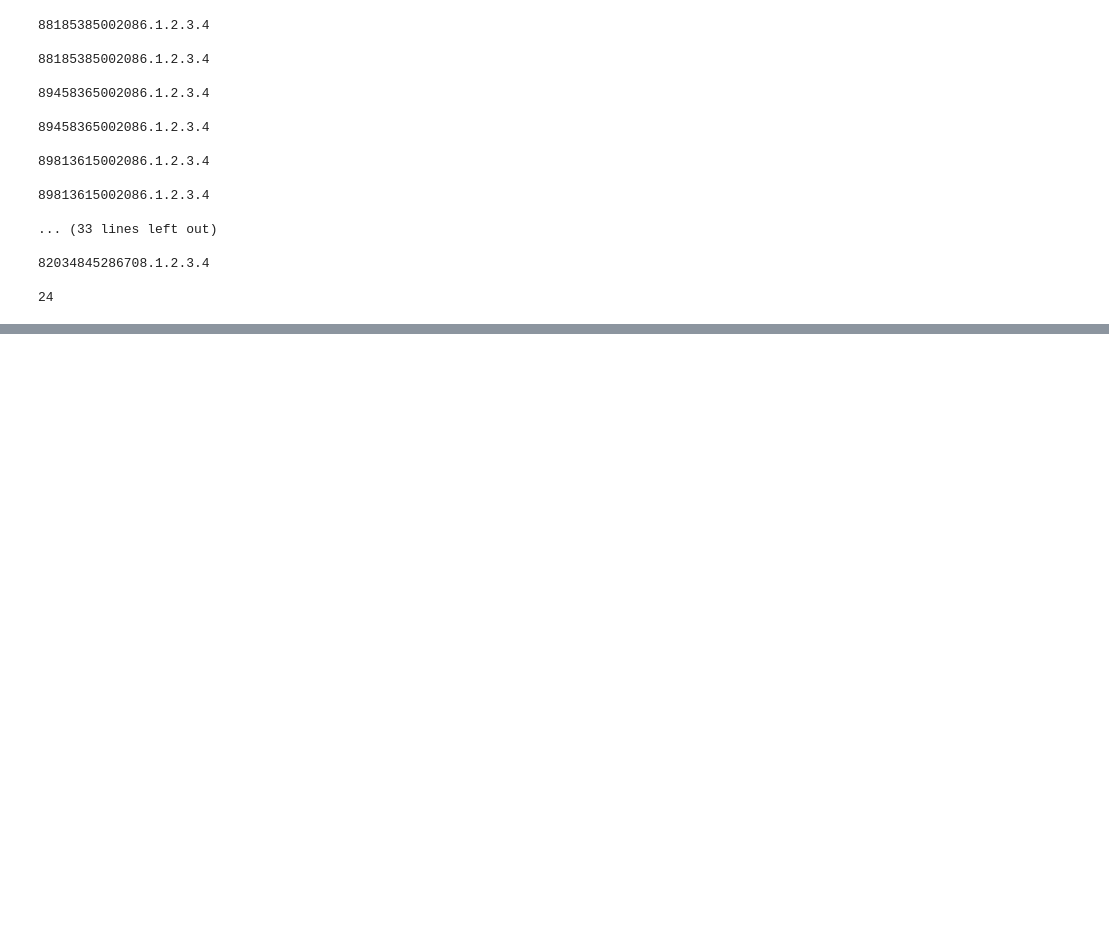
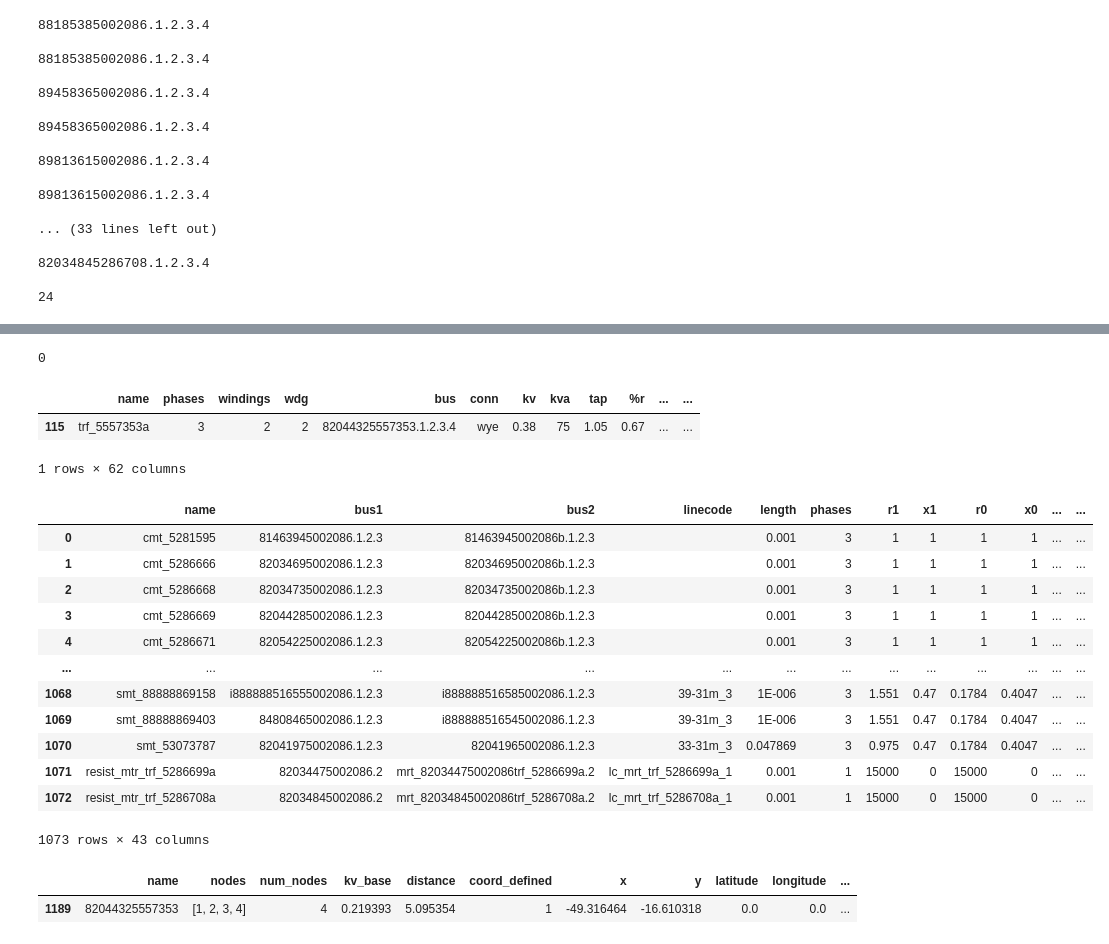
Before and after one commit to Ivanictor/Optimizer-OpenDSS, a Jupyter notebook: notebook.ipynb, the cells around one changed output, grey strips where cells are left out. Cells and saved outputs as stored; diff of their text form; code cells hidden in the pictures; blank space fills up the shorter version.

```diff
--- a/notebook.ipynb
+++ b/notebook.ipynb
@@ -134,0 +191,39 @@ print(count)
+# %%
+trafo_df["bus_name"] = trafo_df["bus"].str.split(".").str[0]
+count = 0
+
+for bus in trafo_df["bus_name"]:
+    bus_query = buses_df.query(f"name == '{bus}'")
+
+    if bus_query.empty:
+        print(bus + "\n")
+        count += 1
+
+print(count)
+# %% [output]
+0
+# %%
+display(trafo_df.query("name == 'trf_5557353a'"))
+
+display(line_df)
+
+display(buses_df.query("name == '82044325557353'"))
+# %% [output]
+|  | name | phases | windings | wdg | bus | conn | kv | kva | tap | %r | ... | ... |
+| 115 | trf_5557353a | 3 | 2 | 2 | 82044325557353.1.2.3.4 | wye | 0.38 | 75 | 1.05 | 0.67 | ... | ... |
+1 rows × 62 columns
+|  | name | bus1 | bus2 | linecode | length | phases | r1 | x1 | r0 | x0 | ... | ... |
+| 0 | cmt_5281595 | 81463945002086.1.2.3 | 81463945002086b.1.2.3 |  | 0.001 | 3 | 1 | 1 | 1 | 1 | ... | ... |
+| 1 | cmt_5286666 | 82034695002086.1.2.3 | 82034695002086b.1.2.3 |  | 0.001 | 3 | 1 | 1 | 1 | 1 | ... | ... |
+| 2 | cmt_5286668 | 82034735002086.1.2.3 | 82034735002086b.1.2.3 |  | 0.001 | 3 | 1 | 1 | 1 | 1 | ... | ... |
+| 3 | cmt_5286669 | 82044285002086.1.2.3 | 82044285002086b.1.2.3 |  | 0.001 | 3 | 1 | 1 | 1 | 1 | ... | ... |
+| 4 | cmt_5286671 | 82054225002086.1.2.3 | 82054225002086b.1.2.3 |  | 0.001 | 3 | 1 | 1 | 1 | 1 | ... | ... |
+| ... | ... | ... | ... | ... | ... | ... | ... | ... | ... | ... | ... | ... |
+| 1068 | smt_88888869158 | i888888516555002086.1.2.3 | i888888516585002086.1.2.3 | 39-31m_3 | 1E-006 | 3 | 1.551 | 0.47 | 0.1784 | 0.4047 | ... | ... |
+| 1069 | smt_88888869403 | 84808465002086.1.2.3 | i888888516545002086.1.2.3 | 39-31m_3 | 1E-006 | 3 | 1.551 | 0.47 | 0.1784 | 0.4047 | ... | ... |
+| 1070 | smt_53073787 | 82041975002086.1.2.3 | 82041965002086.1.2.3 | 33-31m_3 | 0.047869 | 3 | 0.975 | 0.47 | 0.1784 | 0.4047 | ... | ... |
+| 1071 | resist_mtr_trf_5286699a | 82034475002086.2 | mrt_82034475002086trf_5286699a.2 | lc_mrt_trf_5286699a_1 | 0.001 | 1 | 15000 | 0 | 15000 | 0 | ... | ... |
+| 1072 | resist_mtr_trf_5286708a | 82034845002086.2 | mrt_82034845002086trf_5286708a.2 | lc_mrt_trf_5286708a_1 | 0.001 | 1 | 15000 | 0 | 15000 | 0 | ... | ... |
+1073 rows × 43 columns
+|  | name | nodes | num_nodes | kv_base | distance | coord_defined | x | y | latitude | longitude | ... |
+| 1189 | 82044325557353 | [1, 2, 3, 4] | 4 | 0.219393 | 5.095354 | 1 | -49.316464 | -16.610318 | 0.0 | 0.0 | ... |
```
Also changed, not shown: parts of 2 cells of this notebook, 2 other files.
